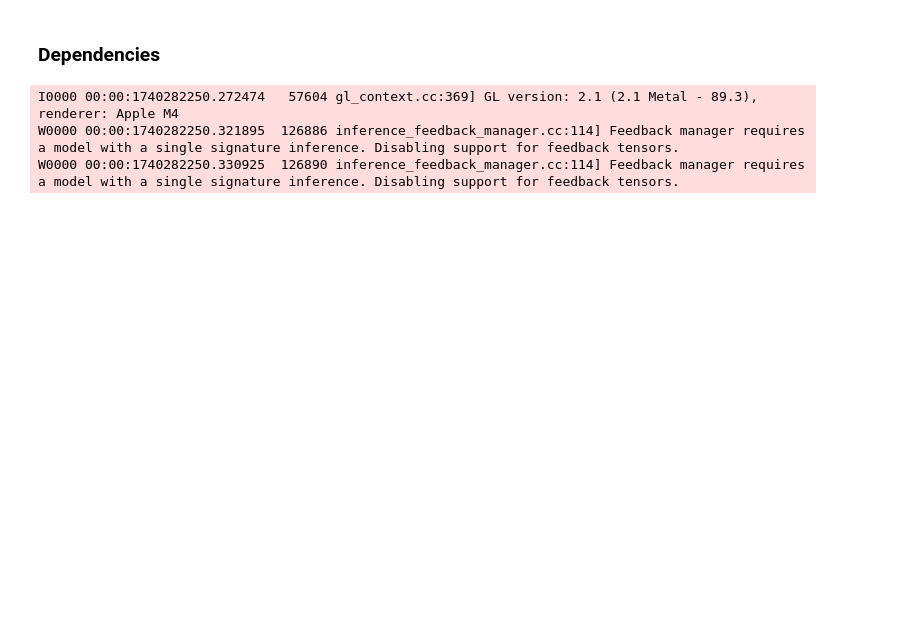
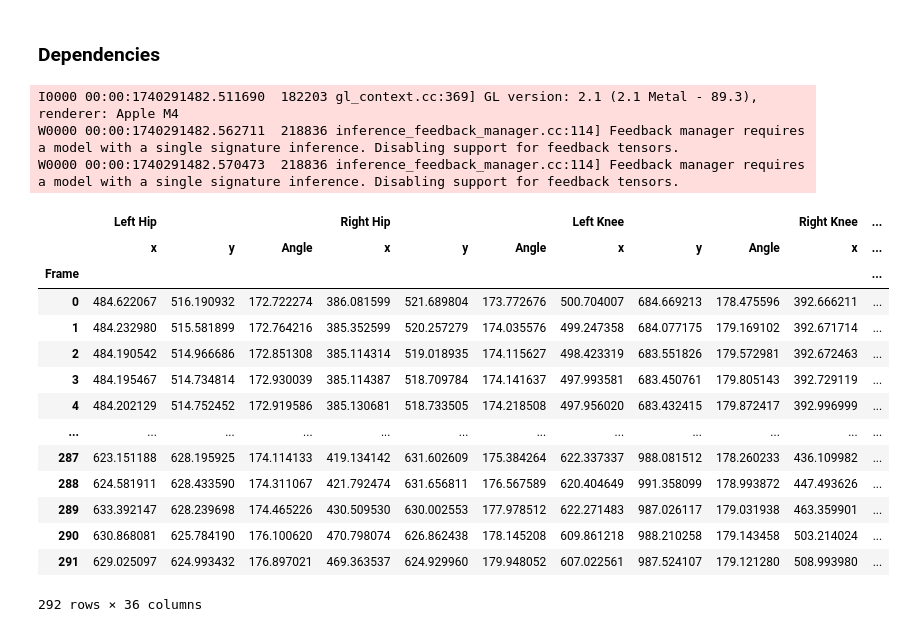
Before and after one commit to biancajayy/strAIn, a Jupyter notebook: models/strAIn Model V1.ipynb, the cells around one changed output. Saved outputs shown, nothing was run; the diff lists cells and outputs as text; code cells hidden in the pictures; blank space fills up the shorter version.

```diff
--- a/models/strAIn Model V1.ipynb
+++ b/models/strAIn Model V1.ipynb
@@ -23,7 +23,7 @@ def calculate_angle(a,b,c):
 
     return angle
 # %%
-vid_to_analyze = 'INSERT VIDEO PATH HERE'
+vid_to_analyze = 'USER VIDEO PATH'
 # %%
 columns = pd.MultiIndex.from_tuples([
     ('Left Hip', 'x'), ('Left Hip', 'y'), ('Left Hip', 'Angle'),
@@ -157,9 +157,9 @@ with mp_pose.Pose(min_detection_confidence=0.7, min_tracking_confidence=0.7) as
     cv2.destroyAllWindows()
     cv2.waitKey(1)
 # %% [output]
-I0000 00:00:1740282250.272474   57604 gl_context.cc:369] GL version: 2.1 (2.1 Metal - 89.3), renderer: Apple M4
-W0000 00:00:1740282250.321895  126886 inference_feedback_manager.cc:114] Feedback manager requires a model with a single signature inference. Disabling support for feedback tensors.
-W0000 00:00:1740282250.330925  126890 inference_feedback_manager.cc:114] Feedback manager requires a model with a single signature inference. Disabling support for feedback tensors.
+I0000 00:00:1740291482.511690  182203 gl_context.cc:369] GL version: 2.1 (2.1 Metal - 89.3), renderer: Apple M4
+W0000 00:00:1740291482.562711  218836 inference_feedback_manager.cc:114] Feedback manager requires a model with a single signature inference. Disabling support for feedback tensors.
+W0000 00:00:1740291482.570473  218836 inference_feedback_manager.cc:114] Feedback manager requires a model with a single signature inference. Disabling support for feedback tensors.
 # %%
 #Use image dimensions to un-normalize landmark data
 motion_df[('Left Hip', 'x')] = motion_df[('Left Hip', 'x')]*image_width
@@ -186,12 +186,21 @@ for landmark in ['Left Hip', 'Right Hip', 'Left Knee', 'Right Knee', 'Left Ankle
     angular_acceleration = np.deg2rad(angular_velocity.diff())
     motion_df[(landmark, 'Angular Acceleration')] = angular_acceleration
 for landmark in ['Left Foot Middle', 'Right Foot Middle']:
+    if landmark == 'Left Foot Middle':
+        name = 'cop_L'
+    else:
+        name = 'cop_R'
     y_col = motion_df[(landmark, 'y')]
     x_col = motion_df[(landmark, 'x')]
-    velocity = np.sqrt((x_col.diff())**2 + (y_col.diff())**2)
-    acceleration = velocity.diff()
-    motion_df[(landmark, 'Velocity')] = velocity
-    motion_df[(landmark, 'Acceleration')] = acceleration
+    vel_x = x_col.diff()
+    vel_y = y_col.diff()
+    acc_x = vel_x.diff()
+    acc_y = vel_y.diff()
+
+    motion_df[(landmark, 'Vel_x')] = vel_x
+    motion_df[(landmark, 'Vel_y')] = vel_y
+    motion_df[(landmark, 'Acc_x')] = acc_x
+    motion_df[(landmark, 'Acc_y')] = acc_y
 
 
 
@@ -199,11 +208,21 @@ for landmark in ['Left Foot Middle', 'Right Foot Middle']:
 #Interpolate Missing Values
 cleaned_motion_df = motion_df.interpolate(method='linear', limit_direction='forward')
 cleaned_motion_df.fillna(0, inplace=True)
-# %%
-#Calculatte Moment at Ankles, Knees, and Hips
-for side in ['Left', 'Right']:
-    for joint in ['Ankle', 'Knee', 'Hip']:
-        angle_col = cleaned_motion_df[(f'{side} {joint}', 'Angle')]
-        angular_acceleration_col = cleaned_motion_df[(f'{side} {joint}', 'Angular Acceleration')]
-        moment_col = angle_col * angular_acceleration_col
-        cleaned_motion_df[(f'{side} {joint}', 'Moment')] = moment_col
+# %%
+cleaned_motion_df
+# %% [output]
+|  | Left Hip |  |  | Right Hip |  |  | Left Knee |  |  | Right Knee | ... |
+|  | x | y | Angle | x | y | Angle | x | y | Angle | x | ... |
+| Frame |  |  |  |  |  |  |  |  |  |  | ... |
+| 0 | 484.622067 | 516.190932 | 172.722274 | 386.081599 | 521.689804 | 173.772676 | 500.704007 | 684.669213 | 178.475596 | 392.666211 | ... |
+| 1 | 484.232980 | 515.581899 | 172.764216 | 385.352599 | 520.257279 | 174.035576 | 499.247358 | 684.077175 | 179.169102 | 392.671714 | ... |
+| 2 | 484.190542 | 514.966686 | 172.851308 | 385.114314 | 519.018935 | 174.115627 | 498.423319 | 683.551826 | 179.572981 | 392.672463 | ... |
+| 3 | 484.195467 | 514.734814 | 172.930039 | 385.114387 | 518.709784 | 174.141637 | 497.993581 | 683.450761 | 179.805143 | 392.729119 | ... |
+| 4 | 484.202129 | 514.752452 | 172.919586 | 385.130681 | 518.733505 | 174.218508 | 497.956020 | 683.432415 | 179.872417 | 392.996999 | ... |
+| ... | ... | ... | ... | ... | ... | ... | ... | ... | ... | ... | ... |
+| 287 | 623.151188 | 628.195925 | 174.114133 | 419.134142 | 631.602609 | 175.384264 | 622.337337 | 988.081512 | 178.260233 | 436.109982 | ... |
+| 288 | 624.581911 | 628.433590 | 174.311067 | 421.792474 | 631.656811 | 176.567589 | 620.404649 | 991.358099 | 178.993872 | 447.493626 | ... |
+| 289 | 633.392147 | 628.239698 | 174.465226 | 430.509530 | 630.002553 | 177.978512 | 622.271483 | 987.026117 | 179.031938 | 463.359901 | ... |
+| 290 | 630.868081 | 625.784190 | 176.100620 | 470.798074 | 626.862438 | 178.145208 | 609.861218 | 988.210258 | 179.143458 | 503.214024 | ... |
+| 291 | 629.025097 | 624.993432 | 176.897021 | 469.363537 | 624.929960 | 179.948052 | 607.022561 | 987.524107 | 179.121280 | 508.993980 | ... |
+292 rows × 36 columns
```
Also changed, not shown: parts of 4 cells of this notebook, 1 other file.
